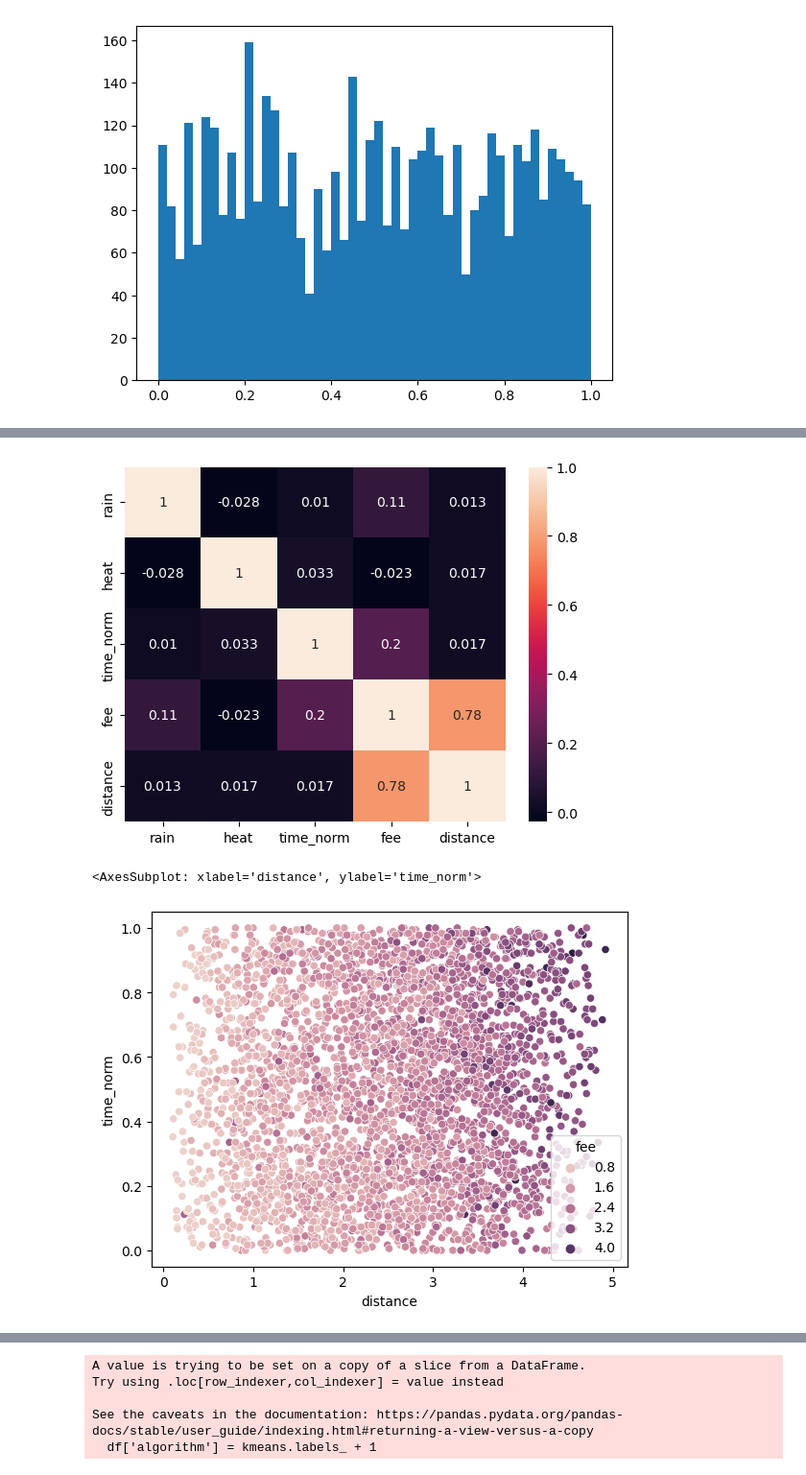
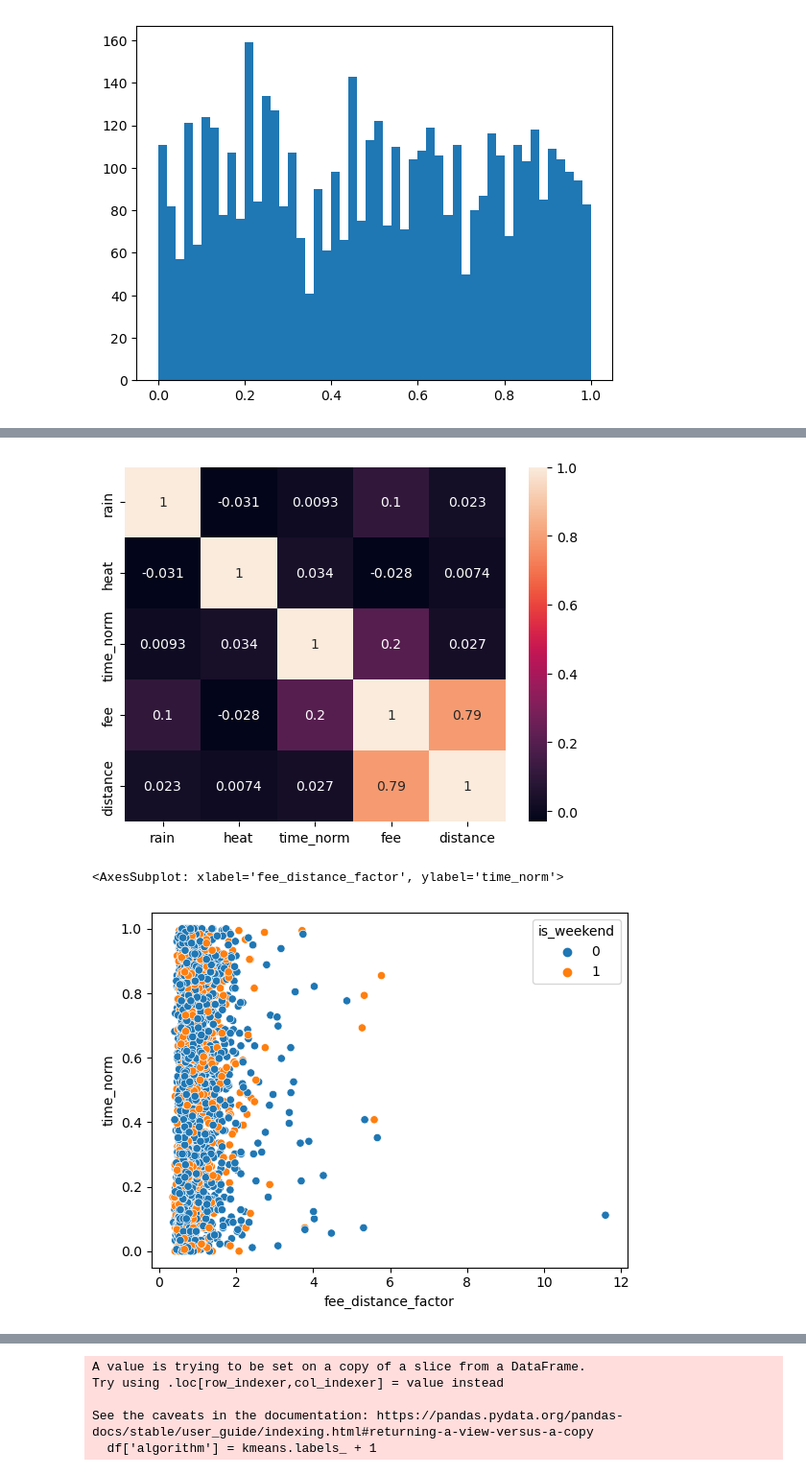
Before and after one commit to quentinchichery/hackathon-peren-2022, a Jupyter notebook: 01-exploration.ipynb, the cells around one changed output, grey strips where cells are left out. Shown at 96% size. Cells and saved outputs as stored; diff of their text form; code cells hidden in the pictures.

Commit message:
visualisation fee distance factor

```diff
--- a/01-exploration.ipynb
+++ b/01-exploration.ipynb
@@ -267,5 +279,7 @@ Name: time_norm, Length: 4800, dtype: float64
 # %%
-list_manual = df_group[df_group['corr'] < 0.6]['observation_uuid']
+
+
+list_manual = df_group[df_group['corr'] < 0.75]['observation_uuid']
 print(len(list_manual))
 print((list_manual))
 id_manual = []
@@ -321,9 +331,9 @@ corr_matrix = df[['rain', 'heat', 'time_norm', 'fee', 'distance']].corr()
 sns.heatmap(corr_matrix, annot=True)
 plt.show()
 # %% [output]
-[figure, old version]
+[figure, new version]
 # %%
-sns.scatterplot(data=df, x='distance', y='time_norm', hue='fee')
+sns.scatterplot(data=df, x='fee_distance_factor', y='time_norm', hue='is_weekend')
 # %% [output]
-<AxesSubplot: xlabel='distance', ylabel='time_norm'>
+<AxesSubplot: xlabel='fee_distance_factor', ylabel='time_norm'>
-[figure, old version]
+[figure, new version]
```
Also changed, not shown: parts of 14 cells of this notebook.
